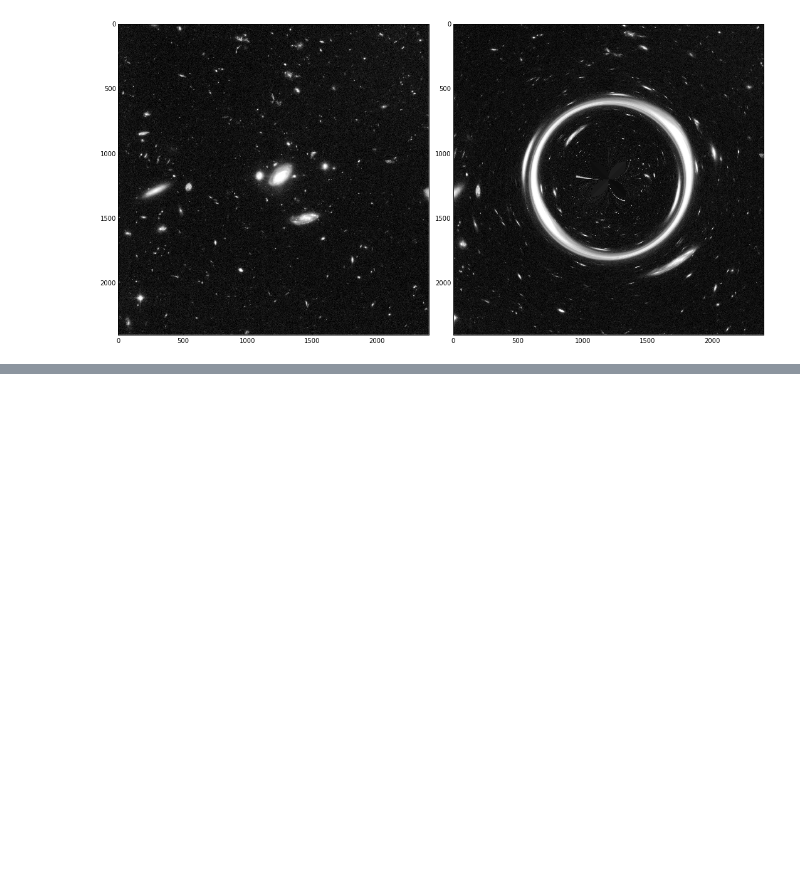
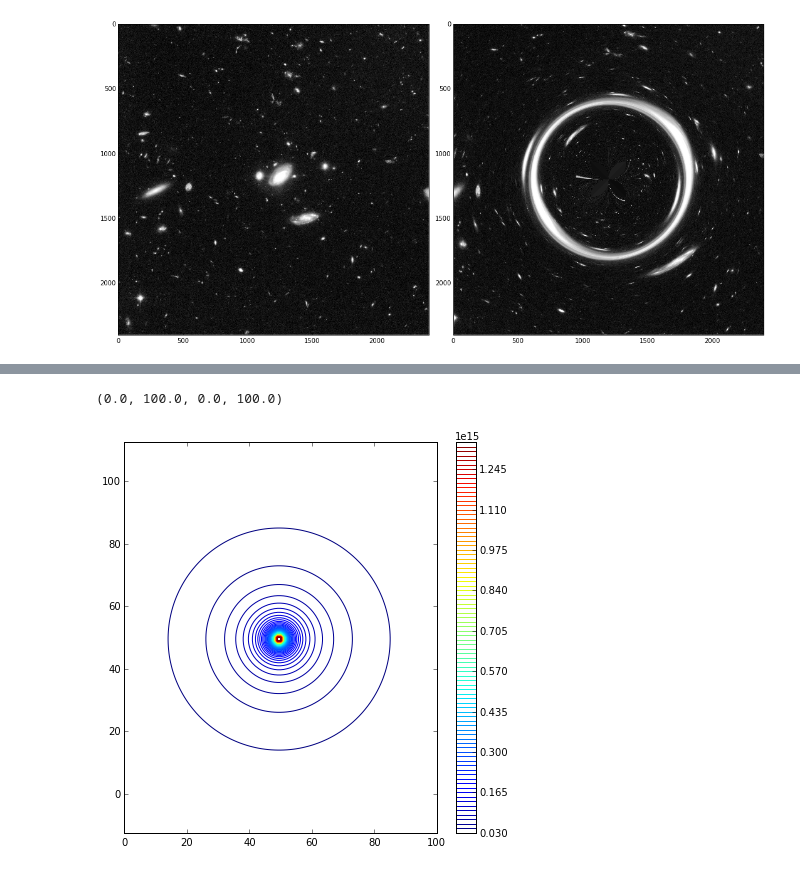
Before and after one commit to davidb52/A425_2015, a Jupyter notebook: bordenave/Problem Set 4.ipynb, the cells around one changed output, grey strips where cells are left out. Cells and saved outputs as stored; diff of their text form; code cells hidden in the pictures; blank space fills up the shorter version.

```diff
--- a/bordenave/Problem Set 4.ipynb
+++ b/bordenave/Problem Set 4.ipynb
@@ -273,4 +273,4 @@ fig.tight_layout()
 # %% [output]
 [figure]
 # %%
-x = GravLens(5000,10000,1e6)
+x = GravLens(5000,10000,1e7,mass_dist='sis')
@@ -283,0 +297,13 @@ print x.mass_density_crit()
+# %%
+proj_potential = np.vectorize(x.psi)
+# %%
+
+temp = (proj_potential(0.1*x.pc,100e3,np.sqrt(XX**2+YY**2)*x.pc))
+# %%
+figure(figsize=(7,7))
+contour(temp[0],100)
+colorbar()
+axis('equal')
+# %% [output]
+(0.0, 100.0, 0.0, 100.0)
+[figure, added]
```
Also changed, not shown: parts of 19 cells of this notebook.
